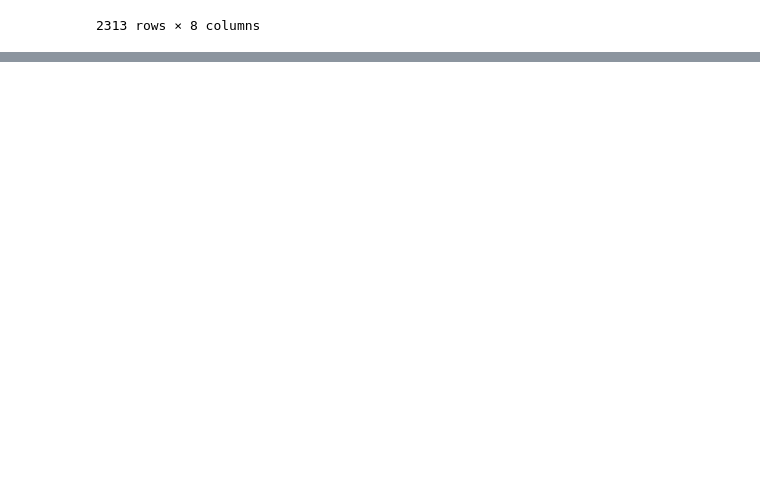
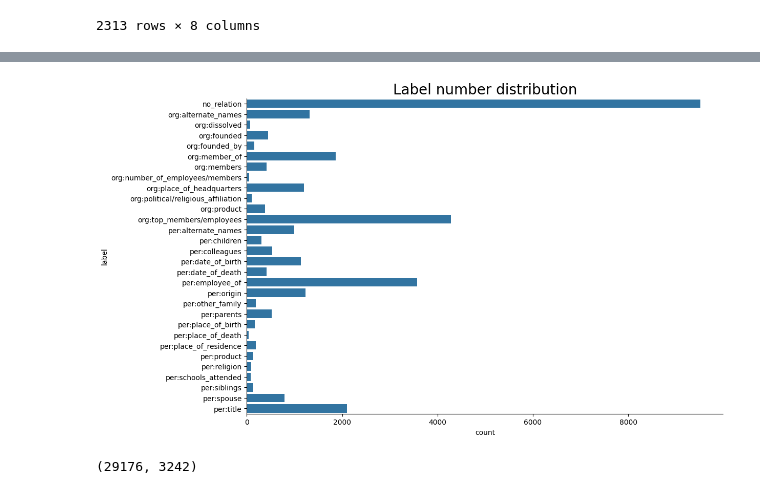
Before and after one commit to boostcampaitech6/level2-klue-nlp-06, a Jupyter notebook: data_analysis/dhs_data_manipulate.ipynb, the cells around one changed output, grey strips where cells are left out. Cells and saved outputs as stored; diff of their text form; code cells hidden in the pictures; blank space fills up the shorter version.

Commit message:
feat- Data - 3가지 버전의 Train_Dev 데이터셋 분리 코드 추가
#11

```diff
--- a/data_analysis/dhs_data_manipulate.ipynb
+++ b/data_analysis/dhs_data_manipulate.ipynb
@@ -232,0 +464,10 @@ chinese_samples
+# %%
+# 중복이 없는 데이터 불러오기
+
+without_dup_train_df = pd.read_csv('../dataset/without_dup_train.csv')
+without_dup_dev_df = pd.read_csv('../dataset/without_dup_dev.csv')
+
+# 하나로 합치기
+
+without_dup_total_df = pd.concat([without_dup_train_df, without_dup_dev_df])
+without_dup_total_df
@@ -232,0 +488,26 @@ chinese_samples
+# %%
+# 라벨 개수 분포 시각화
+
+import seaborn as sns
+import matplotlib.pyplot as plt
+
+plt.figure(figsize=(12, 8))
+ax = sns.countplot(data=without_dup_total_df.sort_values('label'), y='label')
+ax.spines['top'].set_visible(False)
+ax.spines['right'].set_visible(False)
+
+plt.title('Label number distribution', fontsize=20)
+
+plt.show()
+# %% [output]
+[figure, added]
+# %%
+# 라벨 분포를 유지하면서 9대 1로 분리
+
+from sklearn.model_selection import train_test_split
+
+train_df, dev_df = train_test_split(without_dup_total_df, test_size=0.1, random_state=42, stratify=without_dup_total_df['label'])
+
+len(train_df), len(dev_df)
+# %% [output]
+(29176, 3242)
```
Also changed, not shown: parts of 31 cells of this notebook.
